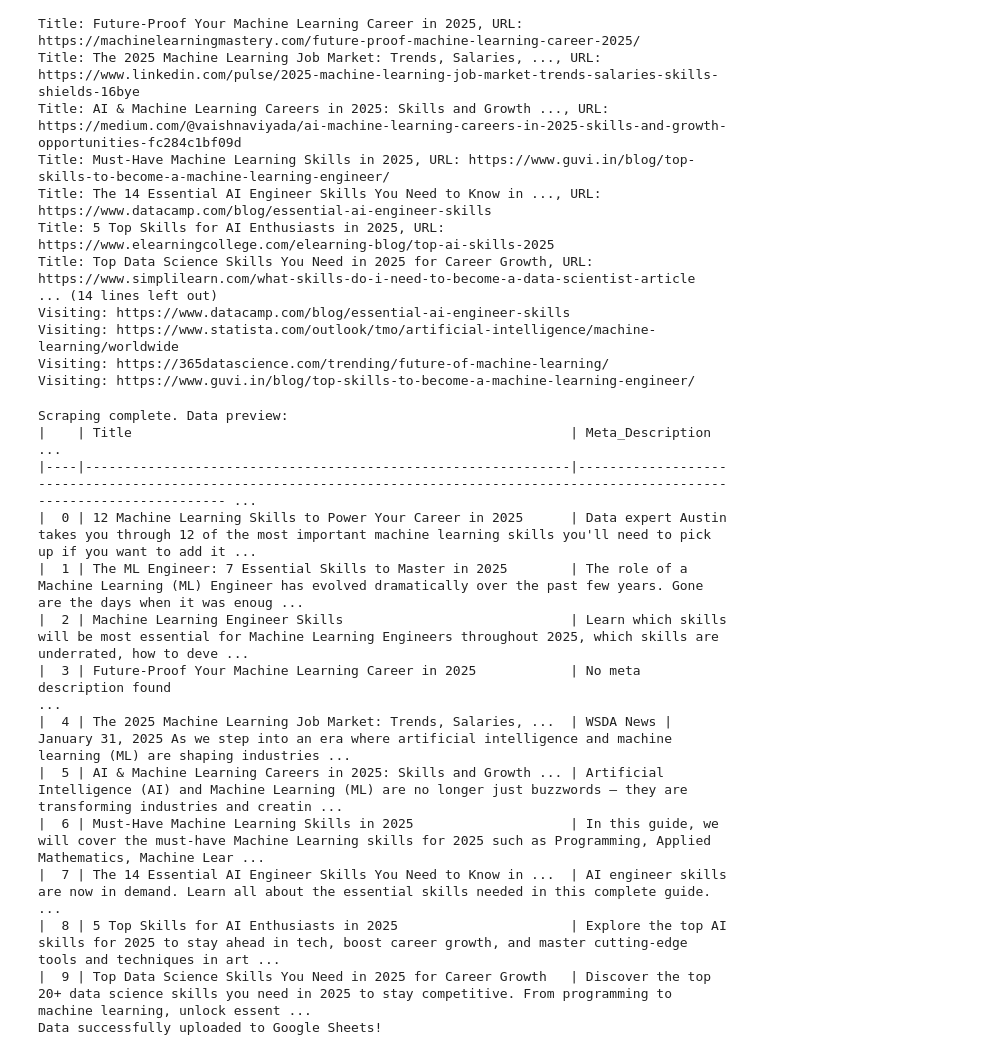
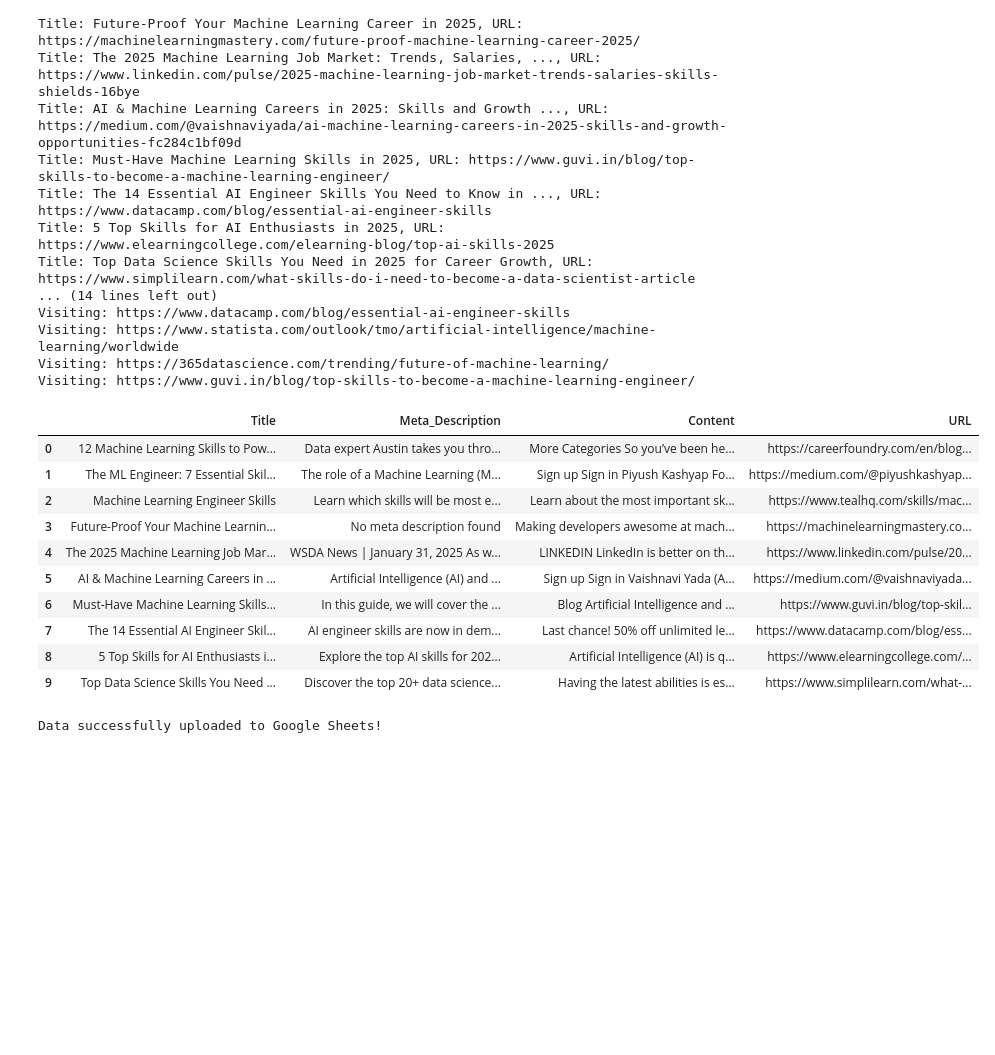
Before and after one commit to valerianXZ/Project, a Jupyter notebook: WebScrapping.ipynb, the cells around one changed output. Cells and saved outputs as stored; diff of their text form; code cells hidden in the pictures; blank space fills up the shorter version.

```diff
--- a/WebScrapping.ipynb
+++ b/WebScrapping.ipynb
@@ -114,29 +114,26 @@ Visiting: https://www.guvi.in/blog/top-skills-to-become-a-machine-learning-engin
 # %%
 #Set as dataFrame and import to google sheet
 from tabulate import tabulate
 df = pd.DataFrame(data, columns=["Title", "Meta_Description", "Content", "URL"])
 df["Content"]=df["Content"].str.replace(r'\n+', ' ',regex=True)
-print("Scraping complete. Data preview:")
-print(tabulate(df.head(10),headers='keys',tablefmt='github'))
+display(df.head(10))
 
 gc = pygsheets.authorize(service_file="practice-449103-1a3eb945fca7.json")
 sh = gc.open("DataSkills")
 wks = sh.sheet1
 wks.set_dataframe(df, (1, 1))
 
 print("Data successfully uploaded to Google Sheets!")
 # %% [output]
+|  | Title | Meta_Description | Content | URL |
+| 0 | 12 Machine Learning Skills to Pow... | Data expert Austin takes you thro... | More Categories So you’ve been he... | https://careerfoundry.com/en/blog... |
+| 1 | The ML Engineer: 7 Essential Skil... | The role of a Machine Learning (M... | Sign up Sign in Piyush Kashyap Fo... | https://medium.com/@piyushkashyap... |
+| 2 | Machine Learning Engineer Skills | Learn which skills will be most e... | Learn about the most important sk... | https://www.tealhq.com/skills/mac... |
+| 3 | Future-Proof Your Machine Learnin... | No meta description found | Making developers awesome at mach... | https://machinelearningmastery.co... |
+| 4 | The 2025 Machine Learning Job Mar... | WSDA News | January 31, 2025 As w... | LINKEDIN LinkedIn is better on th... | https://www.linkedin.com/pulse/20... |
+| 5 | AI & Machine Learning Careers in ... | Artificial Intelligence (AI) and ... | Sign up Sign in Vaishnavi Yada (A... | https://medium.com/@vaishnaviyada... |
+| 6 | Must-Have Machine Learning Skills... | In this guide, we will cover the ... | Blog Artificial Intelligence and ... | https://www.guvi.in/blog/top-skil... |
+| 7 | The 14 Essential AI Engineer Skil... | AI engineer skills are now in dem... | Last chance! 50% off unlimited le... | https://www.datacamp.com/blog/ess... |
+| 8 | 5 Top Skills for AI Enthusiasts i... | Explore the top AI skills for 202... | Artificial Intelligence (AI) is q... | https://www.elearningcollege.com/... |
+| 9 | Top Data Science Skills You Need ... | Discover the top 20+ data science... | Having the latest abilities is es... | https://www.simplilearn.com/what-... |
-Scraping complete. Data preview:
-|    | Title                                                        | Meta_Description                                                                                                                   ...
-|----|--------------------------------------------------------------|----------------------------------------------------------------------------------------------------------------------------------- ...
-|  0 | 12 Machine Learning Skills to Power Your Career in 2025      | Data expert Austin takes you through 12 of the most important machine learning skills you'll need to pick up if you want to add it ...
-|  1 | The ML Engineer: 7 Essential Skills to Master in 2025        | The role of a Machine Learning (ML) Engineer has evolved dramatically over the past few years. Gone are the days when it was enoug ...
-|  2 | Machine Learning Engineer Skills                             | Learn which skills will be most essential for Machine Learning Engineers throughout 2025, which skills are underrated, how to deve ...
-|  3 | Future-Proof Your Machine Learning Career in 2025            | No meta description found                                                                                                          ...
-|  4 | The 2025 Machine Learning Job Market: Trends, Salaries, ...  | WSDA News | January 31, 2025 As we step into an era where artificial intelligence and machine learning (ML) are shaping industries ...
-|  5 | AI & Machine Learning Careers in 2025: Skills and Growth ... | Artificial Intelligence (AI) and Machine Learning (ML) are no longer just buzzwords — they are transforming industries and creatin ...
-|  6 | Must-Have Machine Learning Skills in 2025                    | In this guide, we will cover the must-have Machine Learning skills for 2025 such as Programming, Applied Mathematics, Machine Lear ...
-|  7 | The 14 Essential AI Engineer Skills You Need to Know in ...  | AI engineer skills are now in demand. Learn all about the essential skills needed in this complete guide.                          ...
-|  8 | 5 Top Skills for AI Enthusiasts in 2025                      | Explore the top AI skills for 2025 to stay ahead in tech, boost career growth, and master cutting-edge tools and techniques in art ...
-|  9 | Top Data Science Skills You Need in 2025 for Career Growth   | Discover the top 20+ data science skills you need in 2025 to stay competitive. From programming to machine learning, unlock essent ...
 Data successfully uploaded to Google Sheets!
```
